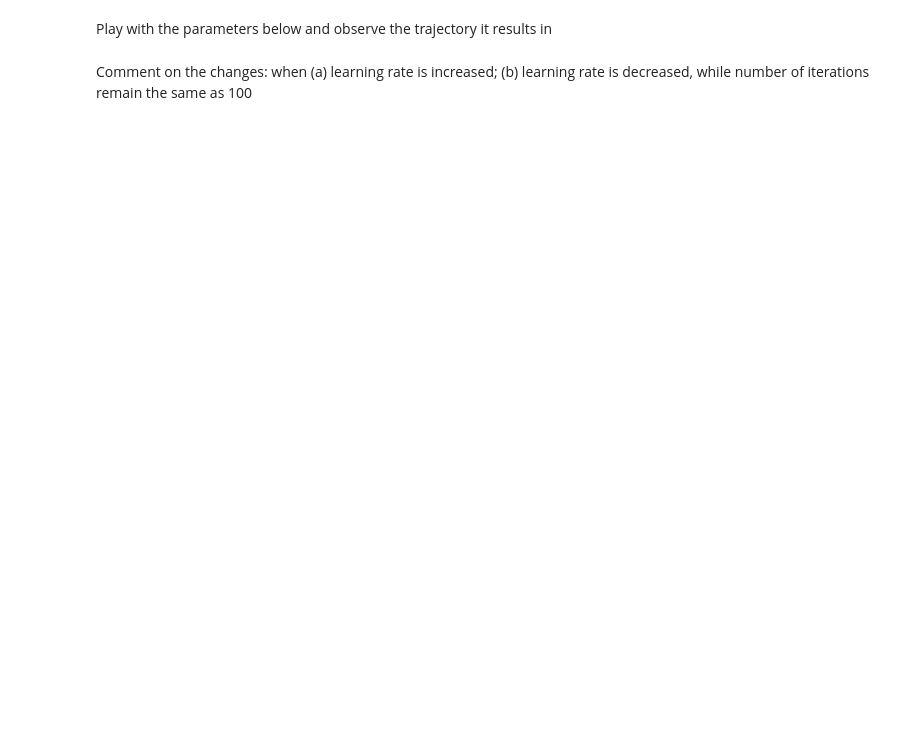
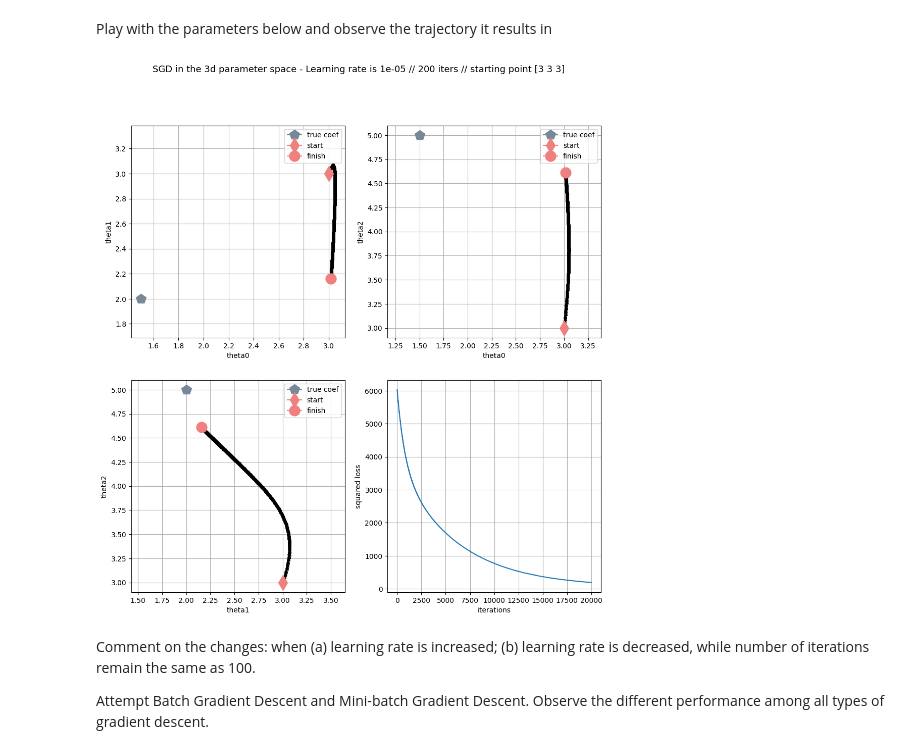
Before and after one commit to choojun/ml, a Jupyter notebook: P03 Gradient Descent Linear Regression.ipynb, the cells around one changed output. Drawn from its saved outputs; the diff is of its cells as text; code cells hidden in the pictures; blank space fills up the shorter version.

```diff
--- a/P03 Gradient Descent Linear Regression.ipynb
+++ b/P03 Gradient Descent Linear Regression.ipynb
@@ -314,9 +213,15 @@ theta_initial = np.array([3, 3, 3])
 # %% [markdown]
 Play with the parameters below and observe the trajectory it results in
 # %%
-## Parameters to play with
-learning_rate =
-num_iter =
+learning_rate = 1e-5
+num_iter = 200
 theta_initial = np.array([3,3,3])
+# %%
+theta_path, loss_vec = stochastic_gradient_descent(learning_rate, num_iter, theta_initial)
+plot_all(theta_path, loss_vec, learning_rate, num_iter, theta_initial, 'SGD')
+# %% [output]
+[figure, added]
 # %% [markdown]
-Comment on the changes: when (a) learning rate is increased; (b) learning rate is decreased, while number of iterations remain the same as 100
+Comment on the changes: when (a) learning rate is increased; (b) learning rate is decreased, while number of iterations remain the same as 100.
+
+Attempt Batch Gradient Descent and Mini-batch Gradient Descent. Observe the different performance among all types of gradient descent.
```
Also changed, not shown: parts of 28 cells of this notebook.
